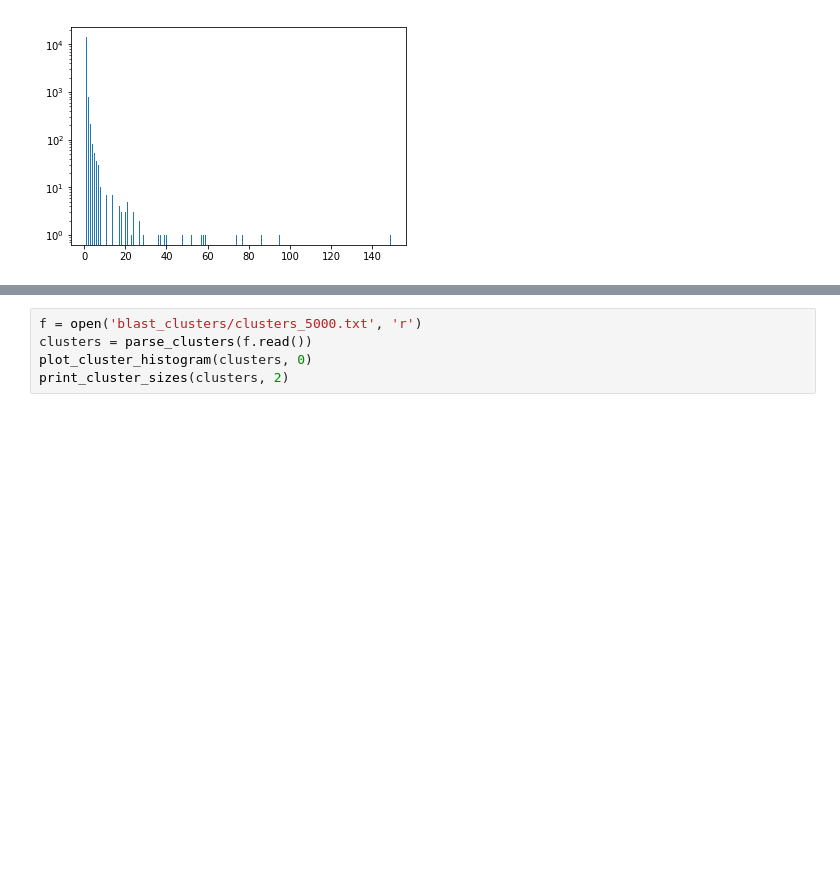
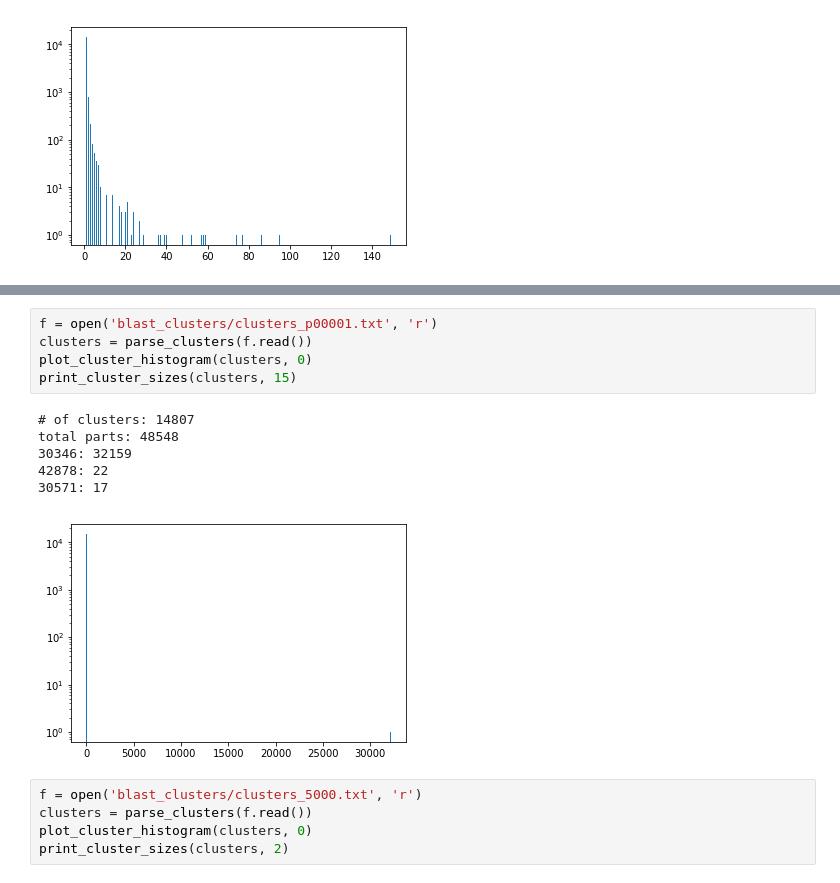
Before and after one commit to SynBioDex/SBOLExplorer, a Jupyter notebook: cluster/analyze_clusters.ipynb, the cells around one changed output, grey strips where cells are left out. Cells and saved outputs as stored; diff of their text form; blank space fills up the shorter version.

Commit message:
updated cluster analysis

```diff
--- a/cluster/analyze_clusters.ipynb
+++ b/cluster/analyze_clusters.ipynb
@@ -113,4 +113,16 @@ total parts: 48548
 [figure]
+# %%
+f = open('blast_clusters/clusters_p00001.txt', 'r')
+clusters = parse_clusters(f.read())
+plot_cluster_histogram(clusters, 0)
+print_cluster_sizes(clusters, 15)
+# %% [output]
+# of clusters: 14807
+total parts: 48548
+30346: 32159
+42878: 22
+30571: 17
+[figure, added]
 # %%
 f = open('blast_clusters/clusters_5000.txt', 'r')
 clusters = parse_clusters(f.read())
```
Also changed, not shown: parts of 2 cells of this notebook, 1 other file.
